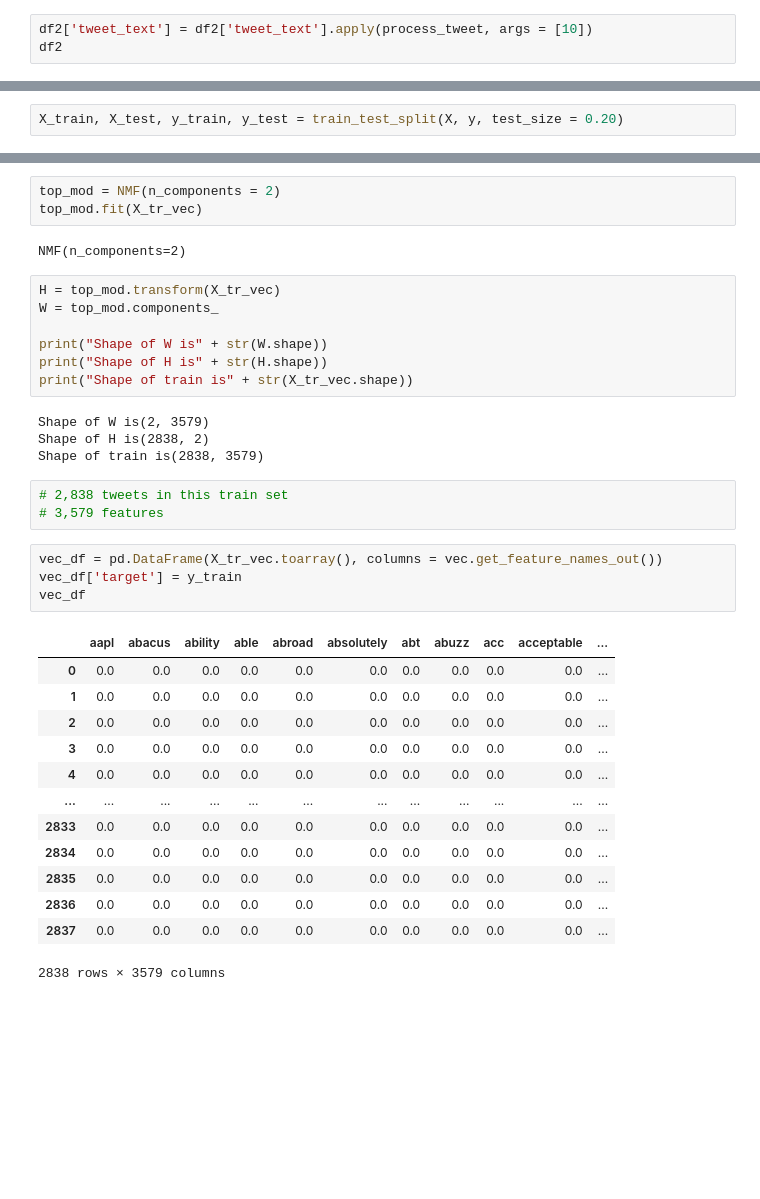
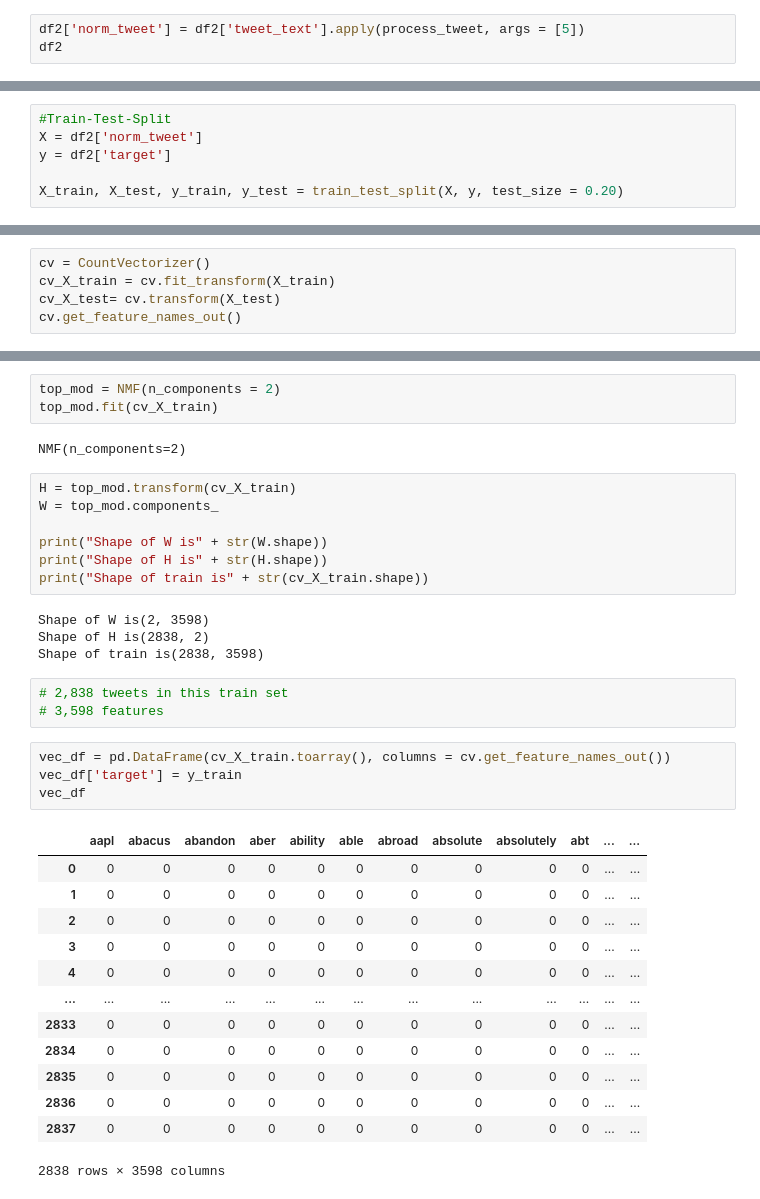
Before and after one commit to Kellyajara/NLP-Tweet-Classification, a Jupyter notebook: Project Notebook-Copy1.ipynb, the cells around one changed output, grey strips where cells are left out. Drawn from its saved outputs; the diff is of its cells as text; blank space fills up the shorter version.

```diff
--- a/Project Notebook-Copy1.ipynb
+++ b/Project Notebook-Copy1.ipynb
@@ -207,6 +193,6 @@ def process_tweet(tweet_text, min_length):
     tweet_norm = " ".join([wnl.lemmatize(x[0], x[1]) for x in wordnet_tagged if x[1] is not None])
     return tweet_norm
 # %%
-df2['tweet_text'] = df2['tweet_text'].apply(process_tweet, args = [10])
+df2['norm_tweet'] = df2['tweet_text'].apply(process_tweet, args = [5])
 df2
 # %% [output]
@@ -231,2 +214,6 @@ y = df2['target']
 # %%
+#Train-Test-Split
+X = df2['norm_tweet']
+y = df2['target']
+
 X_train, X_test, y_train, y_test = train_test_split(X, y, test_size = 0.20)
@@ -238,0 +237,5 @@ TfidfVectorizer()
+# %%
+cv = CountVectorizer()
+cv_X_train = cv.fit_transform(X_train)
+cv_X_test= cv.transform(X_test)
+cv.get_feature_names_out()
@@ -248,40 +277,40 @@ X_te_vec = vec.transform(X_test)
 # %%
 top_mod = NMF(n_components = 2)
-top_mod.fit(X_tr_vec)
+top_mod.fit(cv_X_train)
 # %% [output]
 NMF(n_components=2)
 # %%
-H = top_mod.transform(X_tr_vec)
+H = top_mod.transform(cv_X_train)
 W = top_mod.components_
 
 print("Shape of W is" + str(W.shape))
 print("Shape of H is" + str(H.shape))
-print("Shape of train is" + str(X_tr_vec.shape))
+print("Shape of train is" + str(cv_X_train.shape))
 # %% [output]
-Shape of W is(2, 3579)
+Shape of W is(2, 3598)
 Shape of H is(2838, 2)
-Shape of train is(2838, 3579)
+Shape of train is(2838, 3598)
 # %%
 # 2,838 tweets in this train set
-# 3,579 features
+# 3,598 features
 # %%
-vec_df = pd.DataFrame(X_tr_vec.toarray(), columns = vec.get_feature_names_out())
+vec_df = pd.DataFrame(cv_X_train.toarray(), columns = cv.get_feature_names_out())
 vec_df['target'] = y_train
 vec_df
 # %% [output]
-|  | aapl | abacus | ability | able | abroad | absolutely | abt | abuzz | acc | acceptable | ... |
-| 0 | 0.0 | 0.0 | 0.0 | 0.0 | 0.0 | 0.0 | 0.0 | 0.0 | 0.0 | 0.0 | ... |
-| 1 | 0.0 | 0.0 | 0.0 | 0.0 | 0.0 | 0.0 | 0.0 | 0.0 | 0.0 | 0.0 | ... |
-| 2 | 0.0 | 0.0 | 0.0 | 0.0 | 0.0 | 0.0 | 0.0 | 0.0 | 0.0 | 0.0 | ... |
-| 3 | 0.0 | 0.0 | 0.0 | 0.0 | 0.0 | 0.0 | 0.0 | 0.0 | 0.0 | 0.0 | ... |
-| 4 | 0.0 | 0.0 | 0.0 | 0.0 | 0.0 | 0.0 | 0.0 | 0.0 | 0.0 | 0.0 | ... |
-| ... | ... | ... | ... | ... | ... | ... | ... | ... | ... | ... | ... |
-| 2833 | 0.0 | 0.0 | 0.0 | 0.0 | 0.0 | 0.0 | 0.0 | 0.0 | 0.0 | 0.0 | ... |
-| 2834 | 0.0 | 0.0 | 0.0 | 0.0 | 0.0 | 0.0 | 0.0 | 0.0 | 0.0 | 0.0 | ... |
-| 2835 | 0.0 | 0.0 | 0.0 | 0.0 | 0.0 | 0.0 | 0.0 | 0.0 | 0.0 | 0.0 | ... |
-| 2836 | 0.0 | 0.0 | 0.0 | 0.0 | 0.0 | 0.0 | 0.0 | 0.0 | 0.0 | 0.0 | ... |
-| 2837 | 0.0 | 0.0 | 0.0 | 0.0 | 0.0 | 0.0 | 0.0 | 0.0 | 0.0 | 0.0 | ... |
+|  | aapl | abacus | abandon | aber | ability | able | abroad | absolute | absolutely | abt | ... | ... |
+| 0 | 0 | 0 | 0 | 0 | 0 | 0 | 0 | 0 | 0 | 0 | ... | ... |
+| 1 | 0 | 0 | 0 | 0 | 0 | 0 | 0 | 0 | 0 | 0 | ... | ... |
+| 2 | 0 | 0 | 0 | 0 | 0 | 0 | 0 | 0 | 0 | 0 | ... | ... |
+| 3 | 0 | 0 | 0 | 0 | 0 | 0 | 0 | 0 | 0 | 0 | ... | ... |
+| 4 | 0 | 0 | 0 | 0 | 0 | 0 | 0 | 0 | 0 | 0 | ... | ... |
+| ... | ... | ... | ... | ... | ... | ... | ... | ... | ... | ... | ... | ... |
+| 2833 | 0 | 0 | 0 | 0 | 0 | 0 | 0 | 0 | 0 | 0 | ... | ... |
+| 2834 | 0 | 0 | 0 | 0 | 0 | 0 | 0 | 0 | 0 | 0 | ... | ... |
+| 2835 | 0 | 0 | 0 | 0 | 0 | 0 | 0 | 0 | 0 | 0 | ... | ... |
+| 2836 | 0 | 0 | 0 | 0 | 0 | 0 | 0 | 0 | 0 | 0 | ... | ... |
+| 2837 | 0 | 0 | 0 | 0 | 0 | 0 | 0 | 0 | 0 | 0 | ... | ... |
-2838 rows × 3579 columns
+2838 rows × 3598 columns
 # %%
 vec_df['target'].value_counts()
 # %% [output]
```
Also changed, not shown: parts of 60 cells of this notebook, 2 other files.
